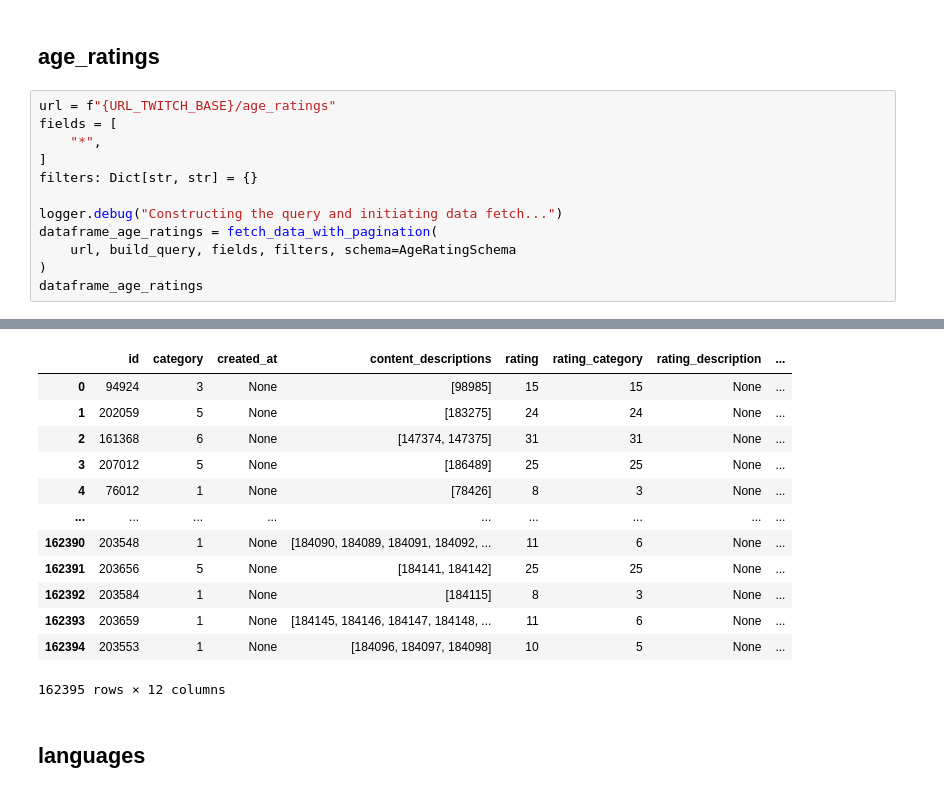
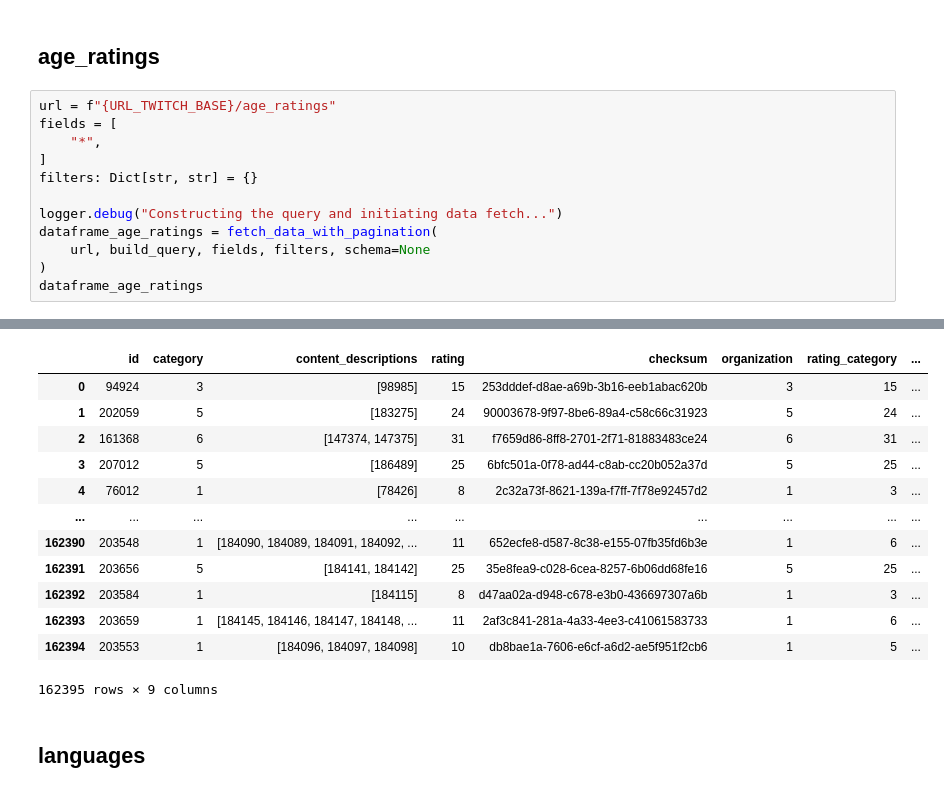
Before and after one commit to sjose03/data_master_eng_ml, a Jupyter notebook: notebooks/data_aquisition.ipynb, the cells around one changed output, grey strips where cells are left out. Cells and saved outputs as stored; diff of their text form.

```diff
--- a/notebooks/data_aquisition.ipynb
+++ b/notebooks/data_aquisition.ipynb
@@ -254,7 +251,7 @@ filters: Dict[str, str] = {}
 
 logger.debug("Constructing the query and initiating data fetch...")
 dataframe_age_ratings = fetch_data_with_pagination(
-    url, build_query, fields, filters, schema=AgeRatingSchema
+    url, build_query, fields, filters, schema=None
 )
 dataframe_age_ratings
 # %% [output]
@@ -264,16 +259,16 @@ dataframe_age_ratings
-|  | id | category | created_at | content_descriptions | rating | rating_category | rating_description | ... |
-| 0 | 94924 | 3 | None | [98985] | 15 | 15 | None | ... |
-| 1 | 202059 | 5 | None | [183275] | 24 | 24 | None | ... |
-| 2 | 161368 | 6 | None | [147374, 147375] | 31 | 31 | None | ... |
-| 3 | 207012 | 5 | None | [186489] | 25 | 25 | None | ... |
-| 4 | 76012 | 1 | None | [78426] | 8 | 3 | None | ... |
+|  | id | category | content_descriptions | rating | checksum | organization | rating_category | ... |
+| 0 | 94924 | 3 | [98985] | 15 | 253dddef-d8ae-a69b-3b16-eeb1abac620b | 3 | 15 | ... |
+| 1 | 202059 | 5 | [183275] | 24 | 90003678-9f97-8be6-89a4-c58c66c31923 | 5 | 24 | ... |
+| 2 | 161368 | 6 | [147374, 147375] | 31 | f7659d86-8ff8-2701-2f71-81883483ce24 | 6 | 31 | ... |
+| 3 | 207012 | 5 | [186489] | 25 | 6bfc501a-0f78-ad44-c8ab-cc20b052a37d | 5 | 25 | ... |
+| 4 | 76012 | 1 | [78426] | 8 | 2c32a73f-8621-139a-f7ff-7f78e92457d2 | 1 | 3 | ... |
 | ... | ... | ... | ... | ... | ... | ... | ... | ... |
-| 162390 | 203548 | 1 | None | [184090, 184089, 184091, 184092, ... | 11 | 6 | None | ... |
-| 162391 | 203656 | 5 | None | [184141, 184142] | 25 | 25 | None | ... |
-| 162392 | 203584 | 1 | None | [184115] | 8 | 3 | None | ... |
-| 162393 | 203659 | 1 | None | [184145, 184146, 184147, 184148, ... | 11 | 6 | None | ... |
-| 162394 | 203553 | 1 | None | [184096, 184097, 184098] | 10 | 5 | None | ... |
+| 162390 | 203548 | 1 | [184090, 184089, 184091, 184092, ... | 11 | 652ecfe8-d587-8c38-e155-07fb35fd6b3e | 1 | 6 | ... |
+| 162391 | 203656 | 5 | [184141, 184142] | 25 | 35e8fea9-c028-6cea-8257-6b06dd68fe16 | 5 | 25 | ... |
+| 162392 | 203584 | 1 | [184115] | 8 | d47aa02a-d948-c678-e3b0-436697307a6b | 1 | 3 | ... |
+| 162393 | 203659 | 1 | [184145, 184146, 184147, 184148, ... | 11 | 2af3c841-281a-4a33-4ee3-c41061583733 | 1 | 6 | ... |
+| 162394 | 203553 | 1 | [184096, 184097, 184098] | 10 | db8bae1a-7606-e6cf-a6d2-ae5f951f2cb6 | 1 | 5 | ... |
-162395 rows × 12 columns
+162395 rows × 9 columns
 # %% [markdown]
 ## languages
 # %%
```
Also changed, not shown: parts of 22 cells of this notebook, 9 other files.
